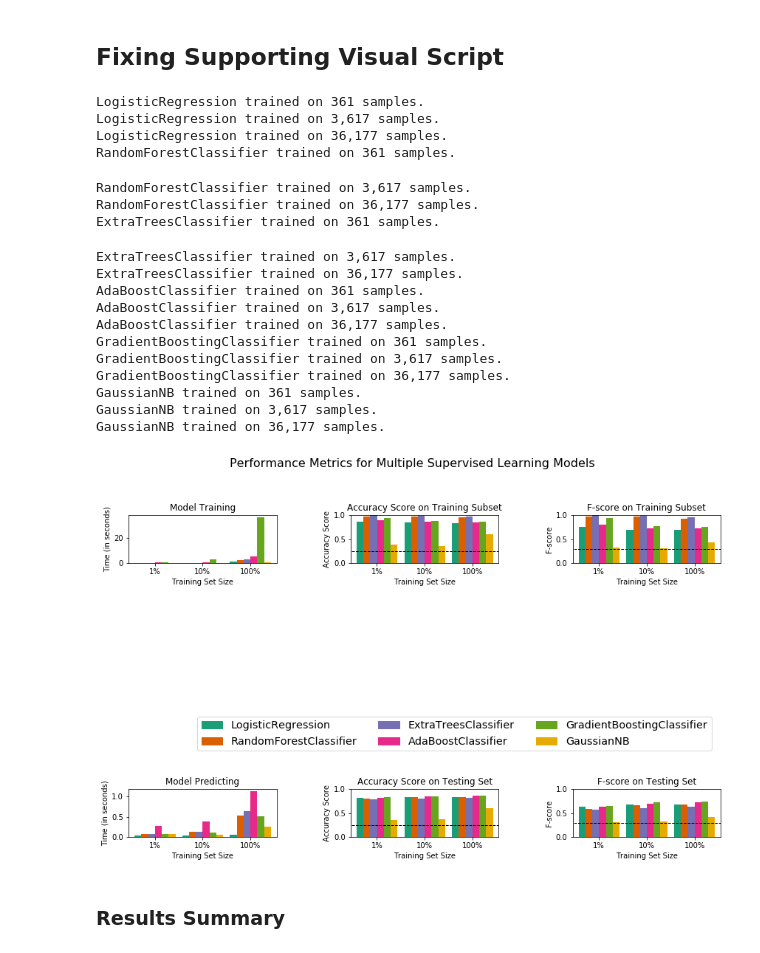
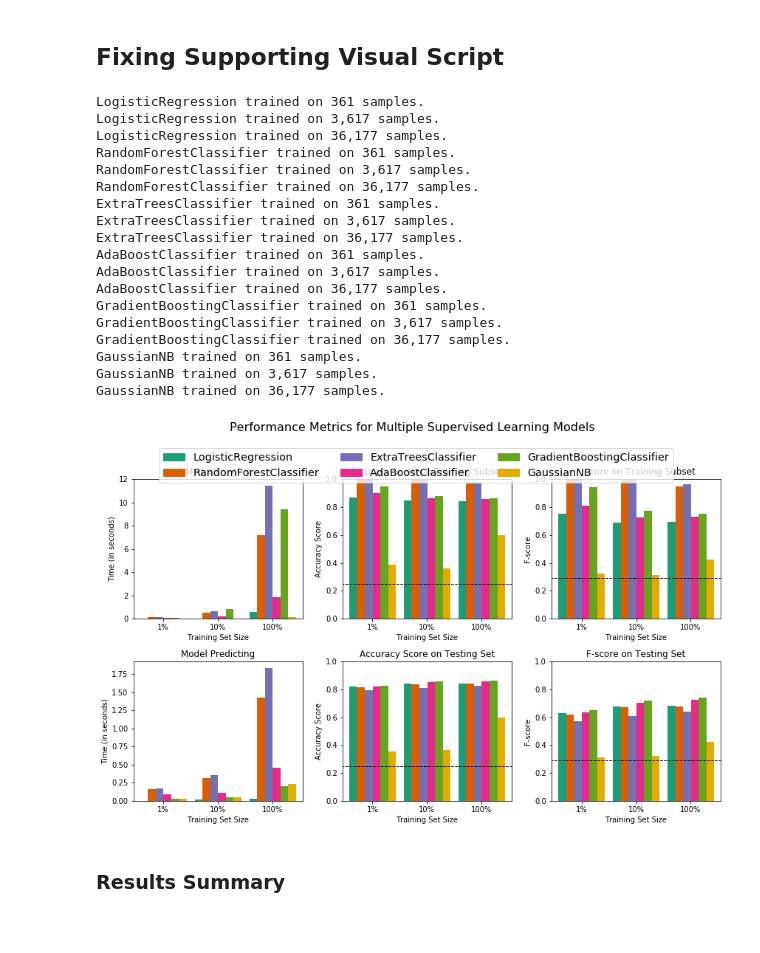
Before and after one commit to marcellovictorino/MLIND_Project1_SupervisedLearning, a Jupyter notebook: finding_donors.ipynb, the cells around one changed output. Cells and saved outputs as stored; diff of their text form; code cells hidden in the pictures.

```diff
--- a/finding_donors.ipynb
+++ b/finding_donors.ipynb
@@ -542,54 +456,51 @@ from sklearn.naive_bayes import GaussianNB # Poor performance
 # from sklearn.svm import SVC # takes too long. Not adequate for large dataset
 
 # TODO: Initialize the three models
 clf_A = LogisticRegression(random_state=0, solver='liblinear')
-clf_B = RandomForestClassifier(random_state=0)
-clf_C = ExtraTreesClassifier(random_state=0) # They both clearly overfit
+clf_B = RandomForestClassifier(random_state=0, n_estimators=100)
+clf_C = ExtraTreesClassifier(random_state=0, n_estimators=100) # They both clearly overfit
 clf_D = AdaBoostClassifier(random_state=0)
 clf_E = GradientBoostingClassifier(random_state=0)
 clf_F = GaussianNB()
 
 # TODO: Calculate the number of samples for 1%, 10%, and 100% of the training data
 # HINT: samples_100 is the entire training set i.e. len(y_train)
 # HINT: samples_10 is 10% of samples_100 (ensure to set the count of the values to be `int` and not `float`)
 # HINT: samples_1 is 1% of samples_100 (ensure to set the count of the values to be `int` and not `float`)
 samples_100 = len(y_train)
 samples_10 = int(len(y_train)*0.1)
 samples_1 = int(len(y_train)*0.01)
 
 # Collect results on the learners
 results = {}
 for clf in [clf_A, clf_B, clf_C, clf_D, clf_E, clf_F]:
     clf_name = clf.__class__.__name__
     results[clf_name] = {}
     for i, samples in enumerate([samples_1, samples_10, samples_100]):
         results[clf_name][i] = train_predict(clf, samples, X_train, y_train, X_test, y_test)
 
 # Run metrics visualization for the three supervised learning models chosen
-#vs.evaluate(results, accuracy, fscore)
+vs.evaluate(results, accuracy, fscore)
 # %% [output]
 LogisticRegression trained on 361 samples.
 LogisticRegression trained on 3,617 samples.
 LogisticRegression trained on 36,177 samples.
 RandomForestClassifier trained on 361 samples.
+RandomForestClassifier trained on 3,617 samples.
+RandomForestClassifier trained on 36,177 samples.
+ExtraTreesClassifier trained on 361 samples.
+ExtraTreesClassifier trained on 3,617 samples.
+ExtraTreesClassifier trained on 36,177 samples.
+AdaBoostClassifier trained on 361 samples.
+AdaBoostClassifier trained on 3,617 samples.
+AdaBoostClassifier trained on 36,177 samples.
+GradientBoostingClassifier trained on 361 samples.
+GradientBoostingClassifier trained on 3,617 samples.
+GradientBoostingClassifier trained on 36,177 samples.
+GaussianNB trained on 361 samples.
+GaussianNB trained on 3,617 samples.
+GaussianNB trained on 36,177 samples.
-RandomForestClassifier trained on 3,617 samples.
-RandomForestClassifier trained on 36,177 samples.
-ExtraTreesClassifier trained on 361 samples.
-ExtraTreesClassifier trained on 3,617 samples.
-ExtraTreesClassifier trained on 36,177 samples.
-AdaBoostClassifier trained on 361 samples.
-AdaBoostClassifier trained on 3,617 samples.
-AdaBoostClassifier trained on 36,177 samples.
-GradientBoostingClassifier trained on 361 samples.
-GradientBoostingClassifier trained on 3,617 samples.
-GradientBoostingClassifier trained on 36,177 samples.
-GaussianNB trained on 361 samples.
-GaussianNB trained on 3,617 samples.
-GaussianNB trained on 36,177 samples.
+[figure, added]
-# %%
-evaluate(results, accuracy, fscore)
-# %% [output]
-[figure, removed]
 # %% [markdown]
 ### Results Summary
 # %%
```
Also changed, not shown: parts of 12 cells of this notebook.
